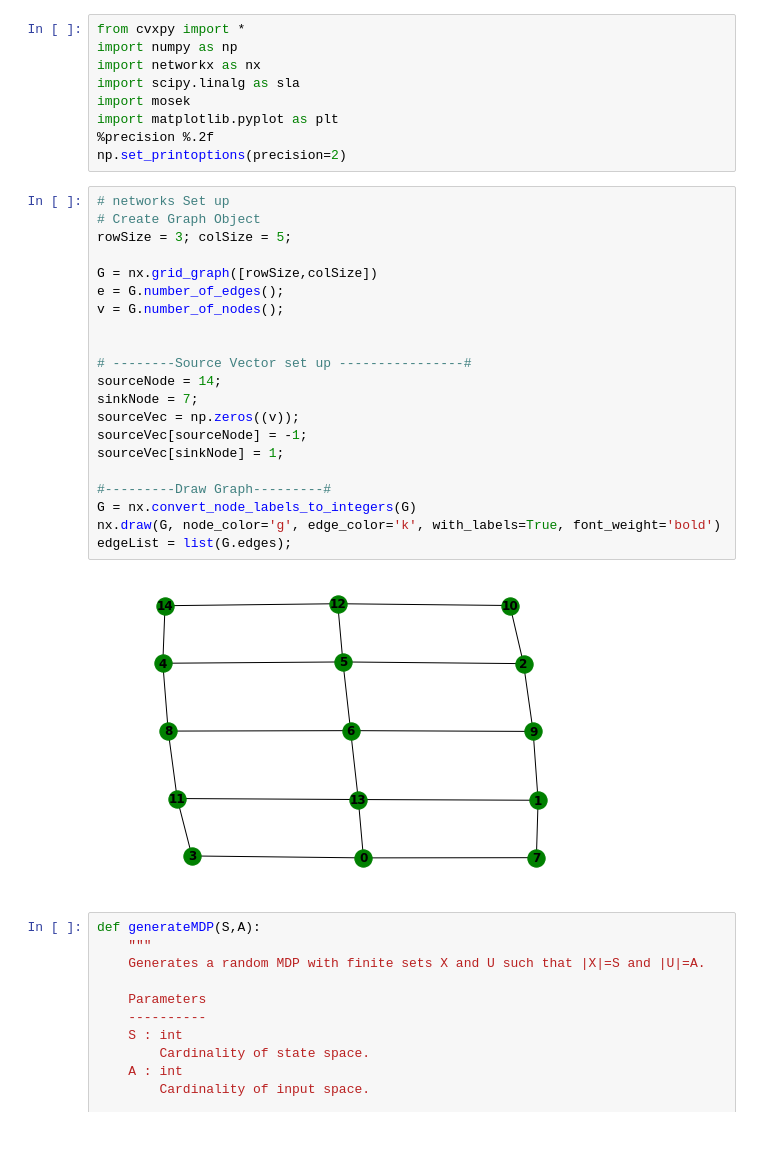
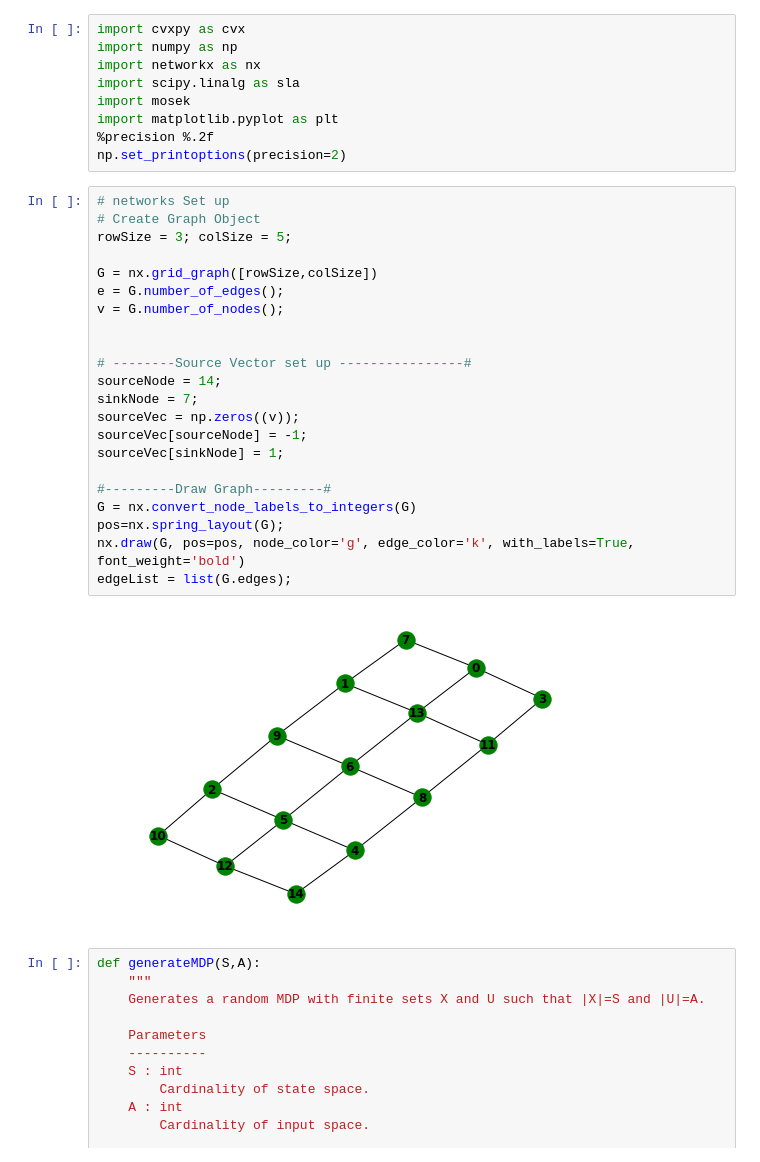
Before and after one commit to danjcalderone/mdp, a Jupyter notebook: Simulations/Finite Horizon MDP Routing.ipynb, the cells around one changed output. Cells and saved outputs as stored; diff of their text form.

```diff
--- a/Simulations/Finite Horizon MDP Routing.ipynb
+++ b/Simulations/Finite Horizon MDP Routing.ipynb
@@ -1,5 +1,5 @@
 # %%
-from cvxpy import *
+import cvxpy as cvx
 import numpy as np
 import networkx as nx
 import scipy.linalg as sla
@@ -10,26 +10,27 @@ np.set_printoptions(precision=2)
 # %%
 # networks Set up
 # Create Graph Object
 rowSize = 3; colSize = 5;
 
 G = nx.grid_graph([rowSize,colSize])
 e = G.number_of_edges();
 v = G.number_of_nodes();
 
 
 # --------Source Vector set up ----------------#
 sourceNode = 14;
 sinkNode = 7;
 sourceVec = np.zeros((v));
 sourceVec[sourceNode] = -1;
 sourceVec[sinkNode] = 1;
 
 #---------Draw Graph---------#
 G = nx.convert_node_labels_to_integers(G)
-nx.draw(G, node_color='g', edge_color='k', with_labels=True, font_weight='bold')
+pos=nx.spring_layout(G);
+nx.draw(G, pos=pos, node_color='g', edge_color='k', with_labels=True, font_weight='bold')
 edgeList = list(G.edges);
 # %% [output]
-[figure, old version]
+[figure, new version]
 # %%
 def generateMDP(S,A):
     """
```
Also changed, not shown: parts of 10 cells of this notebook, 5 other files.
